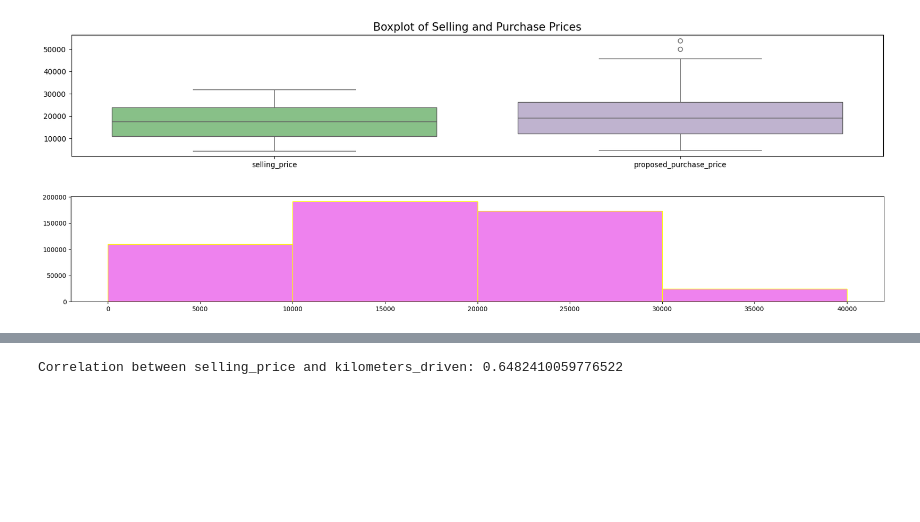
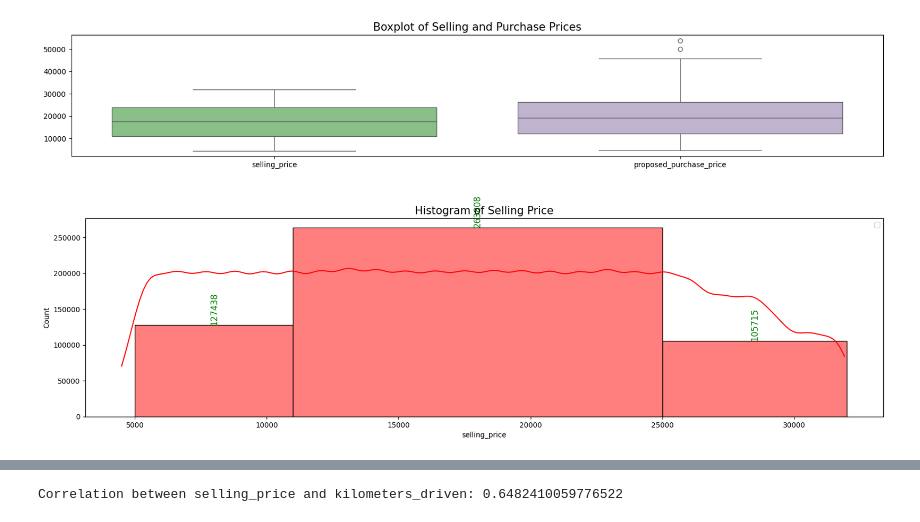
Before and after one commit to Inezariane/Machine-Learning, a Jupyter notebook: Datasets.ipynb, the cells around one changed output, grey strips where cells are left out. Drawn from its saved outputs; the diff is of its cells as text; code cells hidden in the pictures; blank space fills up the shorter version.

```diff
--- a/Datasets.ipynb
+++ b/Datasets.ipynb
@@ -535,9 +534,15 @@ plt.show()
 # %% [output]
 [figure]
 # %%
-plt.figure(figsize=(23, 3))
-plt.hist(df['selling_price'], bins=[0,10000,20000,30000,40000], edgecolor="yellow", color="violet")
-#plt.xticks(unique_values)
+plt.figure(figsize=(20, 5))
+ax = sns.histplot(df['selling_price'], color='red',kde = True, bins=[5000,11000,25000,32000], alpha=0.5)
+
+for p in ax.patches:
+    count = int(p.get_height())
+    ax.annotate(f'{count}', (p.get_x() + p.get_width() / 2, count), ha='center', va='bottom', fontsize=12, color='green', rotation=90)
+
+plt.title("Histogram of Selling Price", fontsize=15)
+plt.legend()
 plt.show()
 # %% [output]
-[figure, old version]
+[figure, new version]
```
Also changed, not shown: parts of 2 cells of this notebook.
